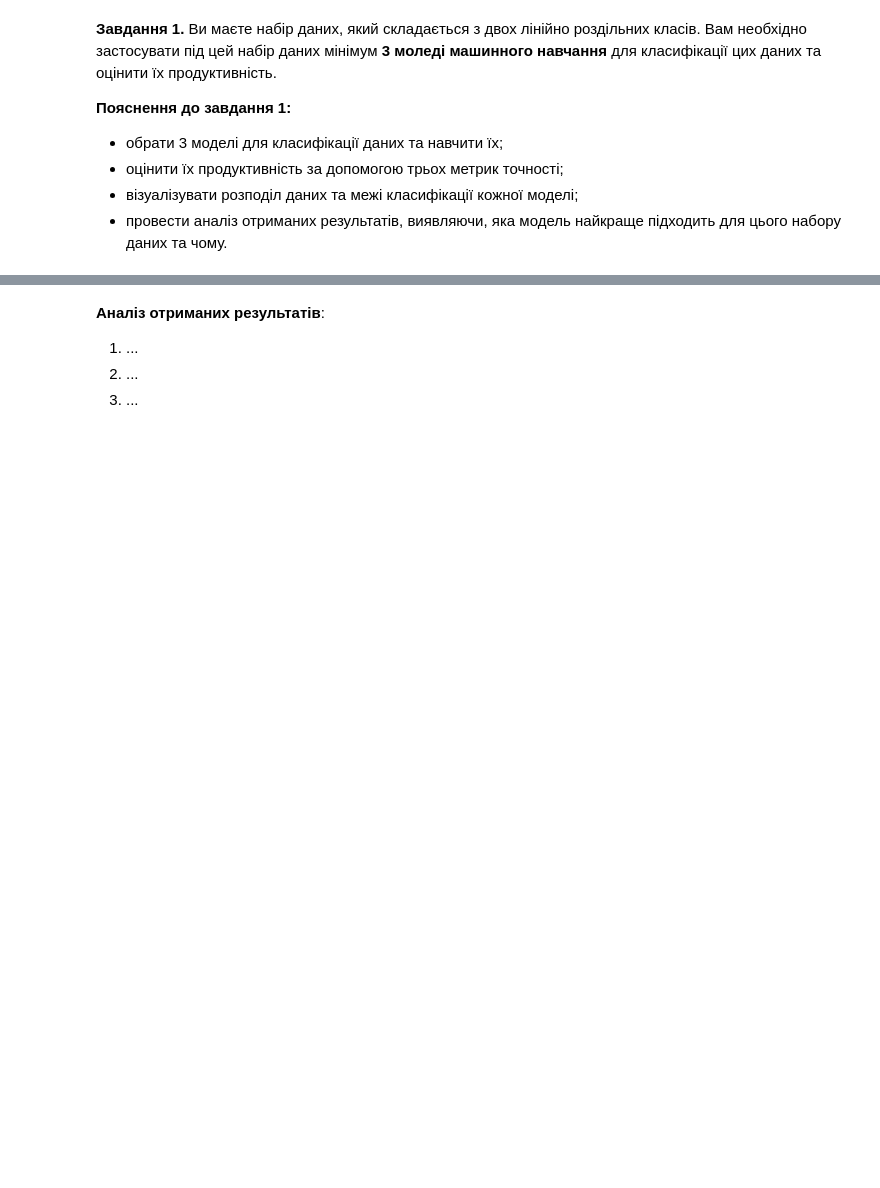
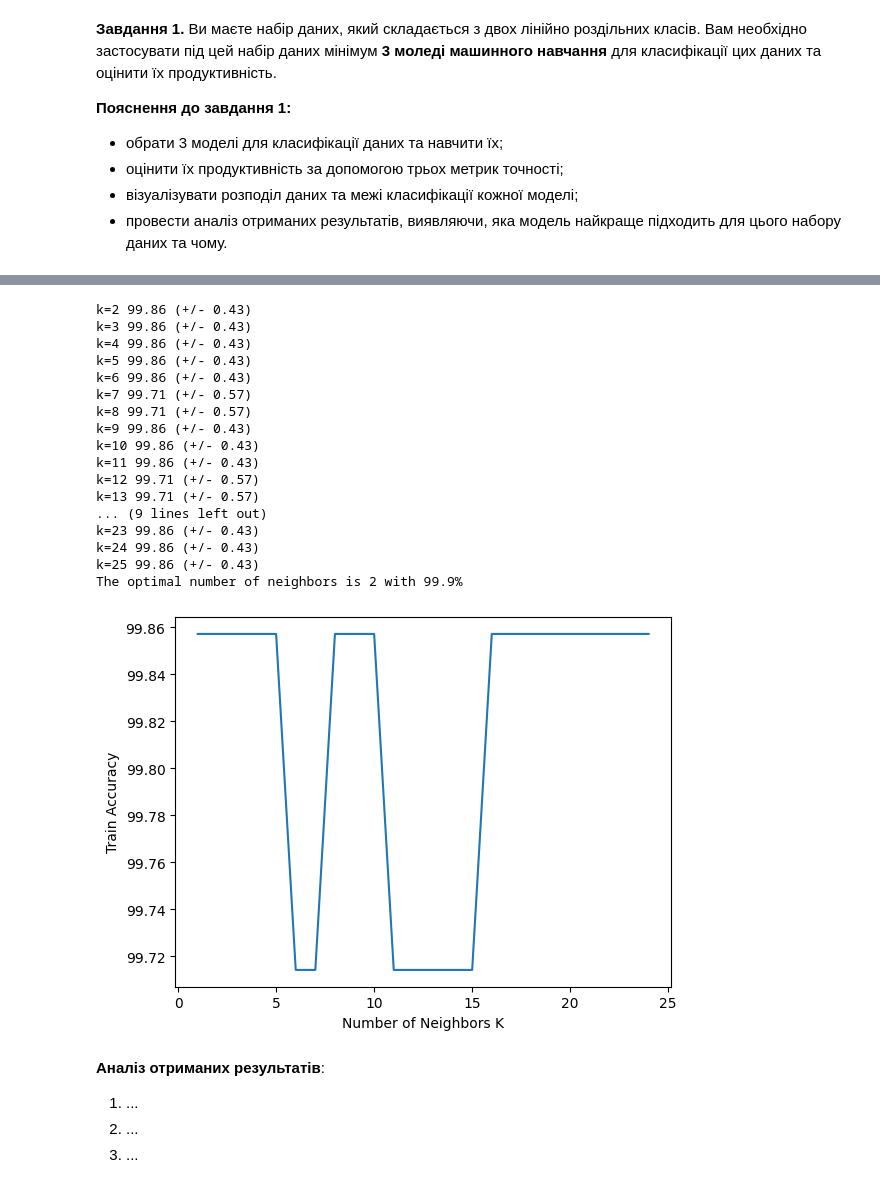
Before and after one commit to kristi5491/data_analytics, a Jupyter notebook: lab3/DM_practice_3.ipynb, the cells around one changed output, grey strips where cells are left out. Saved outputs shown, nothing was run; the diff lists cells and outputs as text; code cells hidden in the pictures; blank space fills up the shorter version.

```diff
--- a/lab3/DM_practice_3.ipynb
+++ b/lab3/DM_practice_3.ipynb
@@ -24,3 +66,65 @@ import matplotlib.pyplot as plt
+# %%
+X = df_two_classes[['x', 'y']]
+y = df_two_classes['Class']
+
+X_train, X_test, y_train, y_test = train_test_split(X, y, test_size=0.3, random_state=42)
+
+y_train_pred = model.predict(X_train)
+y_test_pred = model.predict(X_test)
+accuracy_train = accuracy_score(y_train, y_train_pred)
+accuracy_test = accuracy_score(y_test, y_test_pred)
+
+neighbors = np.arange(1,25)
+
+cv_scores = []
+k_fold = model_selection.KFold(n_splits=10, shuffle=True, random_state=42)
+
+
+for k in neighbors:
+    k_value = k+1
+    knn = KNeighborsClassifier(n_neighbors = k_value, weights='uniform', p=2, metric='euclidean')
+    scores = model_selection.cross_val_score(knn, X_train, y_train, cv=k_fold, scoring='accuracy')
+    cv_scores.append(scores.mean()*100)
+    print("k=%d %0.2f (+/- %0.2f)" % (k_value, scores.mean()*100, scores.std()*100))
+
+optimal_k = neighbors[cv_scores.index(max(cv_scores))]
+print ("The optimal number of neighbors is %d with %0.1f%%" % (optimal_k + 1, cv_scores[optimal_k]))
+
+plt.plot(neighbors, cv_scores)
+plt.xlabel('Number of Neighbors K')
+plt.ylabel('Train Accuracy')
+plt.show()
+
+# print(f'Accuracy train: {accuracy_train:.2f}, test: {accuracy_test:.2f}')
+# print(f'Classification Report (test):')
+# print(classification_report(y_test, y_test_pred))
+
+# cm = confusion_matrix(y_test, y_test_pred)
+# plt.figure(figsize=(10,7))
+# sns.heatmap(cm, annot=True, fmt='d', cmap='Blues', xticklabels=model.classes_, yticklabels=model.classes_)
+# plt.xlabel('Predicted')
+# plt.ylabel('Actual')
+# plt.title('Confusion Matrix')
+# plt.show()
+# %% [output]
+k=2 99.86 (+/- 0.43)
+k=3 99.86 (+/- 0.43)
+k=4 99.86 (+/- 0.43)
+k=5 99.86 (+/- 0.43)
+k=6 99.86 (+/- 0.43)
+k=7 99.71 (+/- 0.57)
+k=8 99.71 (+/- 0.57)
+k=9 99.86 (+/- 0.43)
+k=10 99.86 (+/- 0.43)
+k=11 99.86 (+/- 0.43)
+k=12 99.71 (+/- 0.57)
+k=13 99.71 (+/- 0.57)
+... (9 lines left out)
+k=23 99.86 (+/- 0.43)
+k=24 99.86 (+/- 0.43)
+k=25 99.86 (+/- 0.43)
+The optimal number of neighbors is 2 with 99.9%
+[figure, added]
 # %%
 # code
 # %%
```
Also changed, not shown: parts of 5 cells of this notebook.
